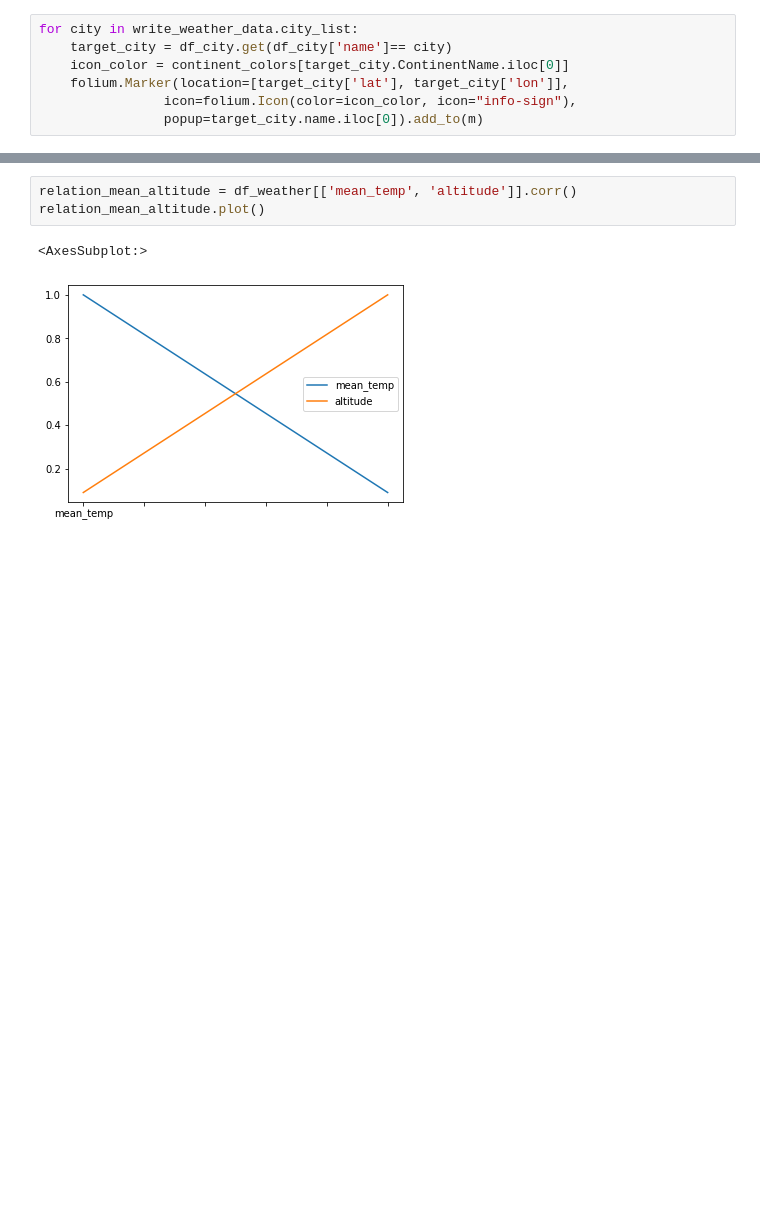
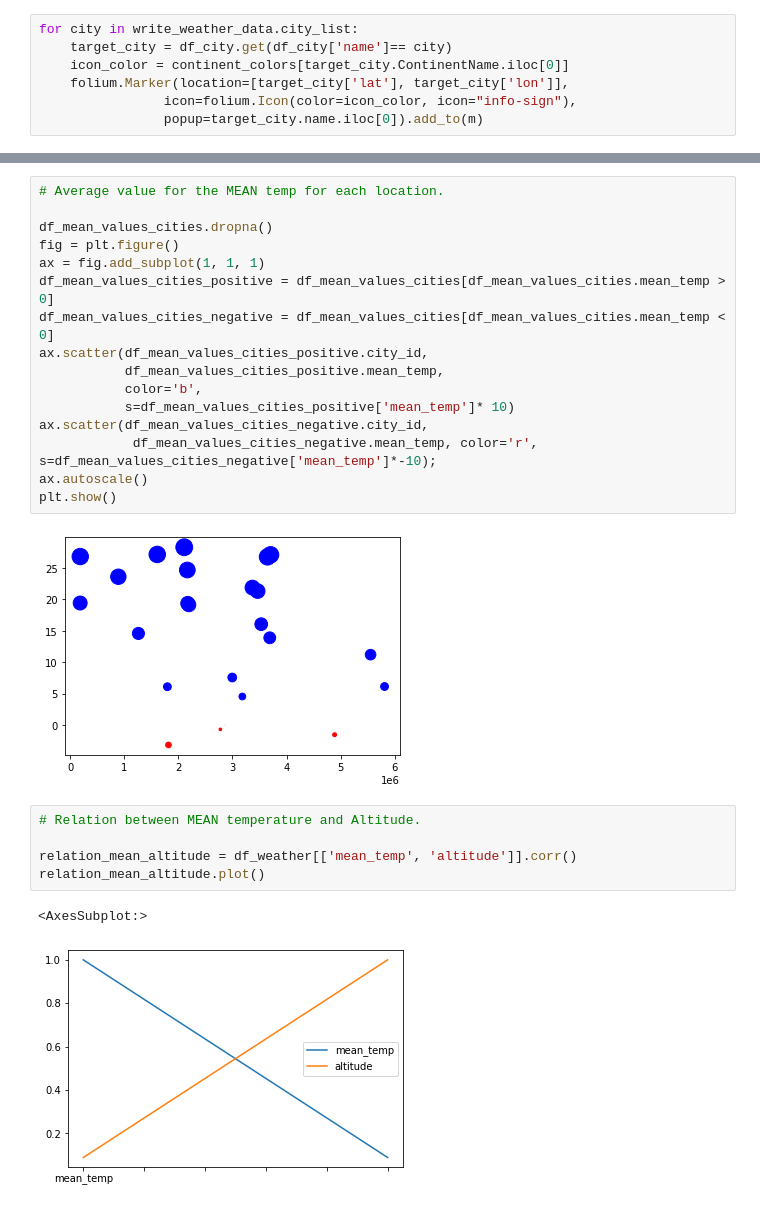
Before and after one commit to arindam31/CityWeatherAnalytics, a Jupyter notebook: Geo.ipynb, the cells around one changed output, grey strips where cells are left out. Cells and saved outputs as stored; diff of their text form; blank space fills up the shorter version.

```diff
--- a/Geo.ipynb
+++ b/Geo.ipynb
@@ -73,4 +70,24 @@ df_mean_values_cities['mean_temp'].plot()
+# %%
+# Average value for the MEAN temp for each location.
+
+df_mean_values_cities.dropna()
+fig = plt.figure()
+ax = fig.add_subplot(1, 1, 1)
+df_mean_values_cities_positive = df_mean_values_cities[df_mean_values_cities.mean_temp > 0]
+df_mean_values_cities_negative = df_mean_values_cities[df_mean_values_cities.mean_temp < 0]
+ax.scatter(df_mean_values_cities_positive.city_id,
+           df_mean_values_cities_positive.mean_temp,
+           color='b',
+           s=df_mean_values_cities_positive['mean_temp']* 10)
+ax.scatter(df_mean_values_cities_negative.city_id,
+            df_mean_values_cities_negative.mean_temp, color='r', s=df_mean_values_cities_negative['mean_temp']*-10);
+ax.autoscale()
+plt.show()
+# %% [output]
+[figure, added]
 # %%
+# Relation between MEAN temperature and Altitude.
+
 relation_mean_altitude = df_weather[['mean_temp', 'altitude']].corr()
 relation_mean_altitude.plot()
 # %% [output]
```
Also changed, not shown: parts of 4 cells of this notebook, 2 other files.
